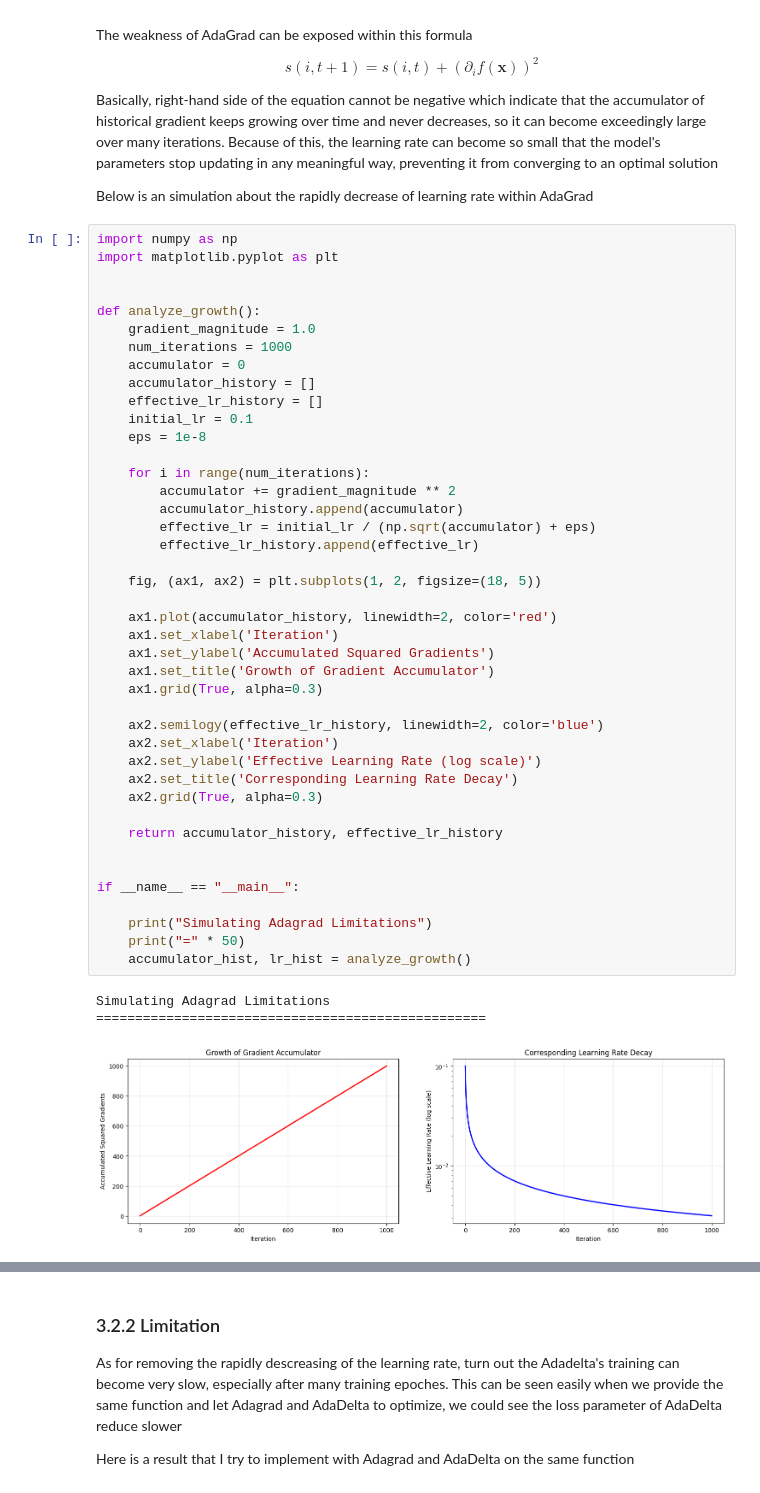
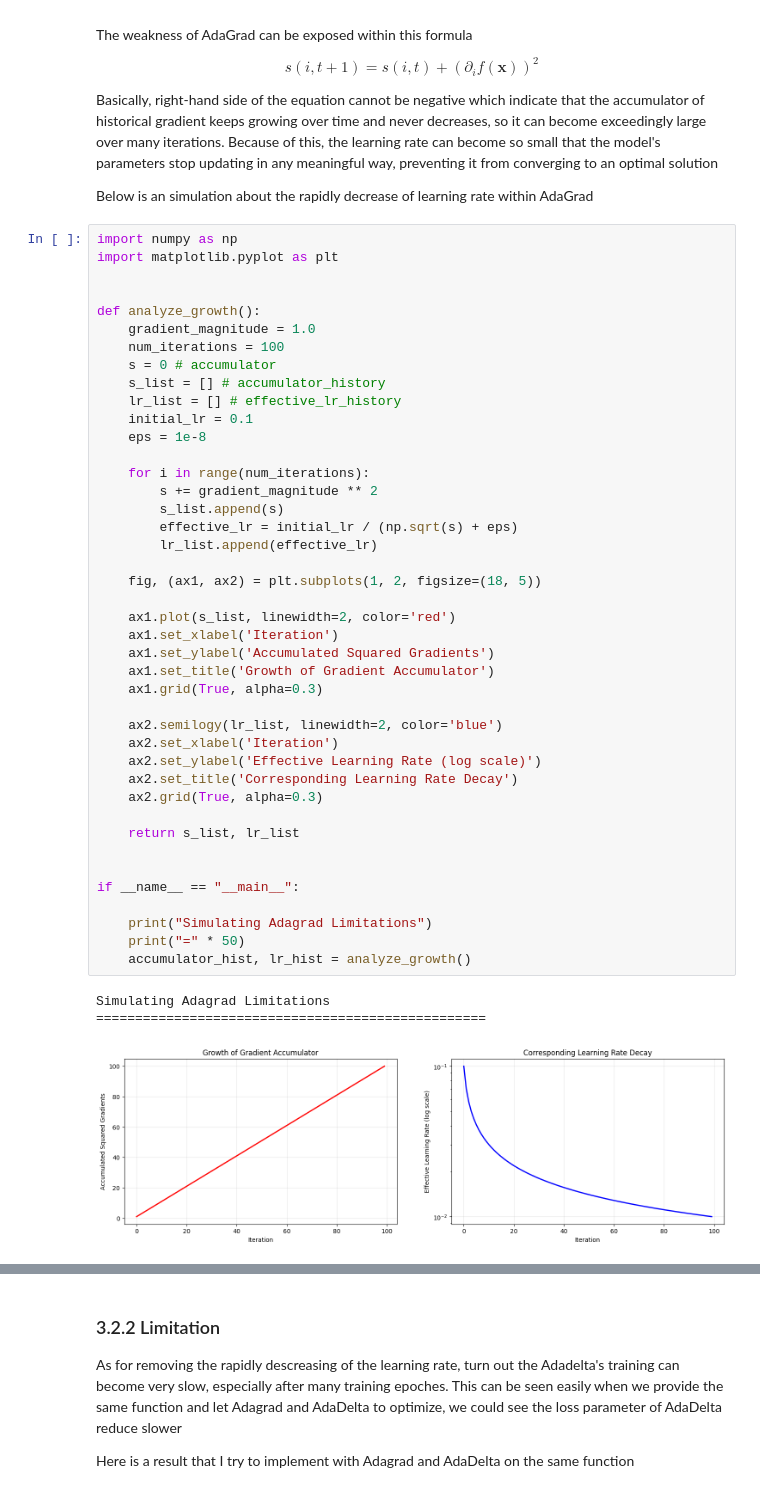
Before and after one commit to hu1909/AdaDelta_and_ADAM, a Jupyter notebook: ADADelta_vs_ADAM_Analysis.ipynb, the cells around one changed output, grey strips where cells are left out. Drawn from its saved outputs; the diff is of its cells as text.

```diff
--- a/ADADelta_vs_ADAM_Analysis.ipynb
+++ b/ADADelta_vs_ADAM_Analysis.ipynb
@@ -82,45 +82,45 @@ import matplotlib.pyplot as plt
 
 def analyze_growth():
     gradient_magnitude = 1.0
-    num_iterations = 1000
-    accumulator = 0
-    accumulator_history = []
-    effective_lr_history = []
+    num_iterations = 100
+    s = 0 # accumulator
+    s_list = [] # accumulator_history
+    lr_list = [] # effective_lr_history
     initial_lr = 0.1
     eps = 1e-8
 
     for i in range(num_iterations):
-        accumulator += gradient_magnitude ** 2
-        accumulator_history.append(accumulator)
-        effective_lr = initial_lr / (np.sqrt(accumulator) + eps)
-        effective_lr_history.append(effective_lr)
+        s += gradient_magnitude ** 2
+        s_list.append(s)
+        effective_lr = initial_lr / (np.sqrt(s) + eps)
+        lr_list.append(effective_lr)
 
     fig, (ax1, ax2) = plt.subplots(1, 2, figsize=(18, 5))
 
-    ax1.plot(accumulator_history, linewidth=2, color='red')
+    ax1.plot(s_list, linewidth=2, color='red')
     ax1.set_xlabel('Iteration')
     ax1.set_ylabel('Accumulated Squared Gradients')
     ax1.set_title('Growth of Gradient Accumulator')
     ax1.grid(True, alpha=0.3)
 
-    ax2.semilogy(effective_lr_history, linewidth=2, color='blue')
+    ax2.semilogy(lr_list, linewidth=2, color='blue')
     ax2.set_xlabel('Iteration')
     ax2.set_ylabel('Effective Learning Rate (log scale)')
     ax2.set_title('Corresponding Learning Rate Decay')
     ax2.grid(True, alpha=0.3)
 
-    return accumulator_history, effective_lr_history
+    return s_list, lr_list
 
 
 if __name__ == "__main__":
 
     print("Simulating Adagrad Limitations")
     print("=" * 50)
     accumulator_hist, lr_hist = analyze_growth()
 # %% [output]
 Simulating Adagrad Limitations
 ==================================================
-[figure, old version]
+[figure, new version]
 # %% [markdown]
 
 ### 2.2 EMA
```
Also changed, not shown: parts of 11 cells of this notebook, 3 other files.
